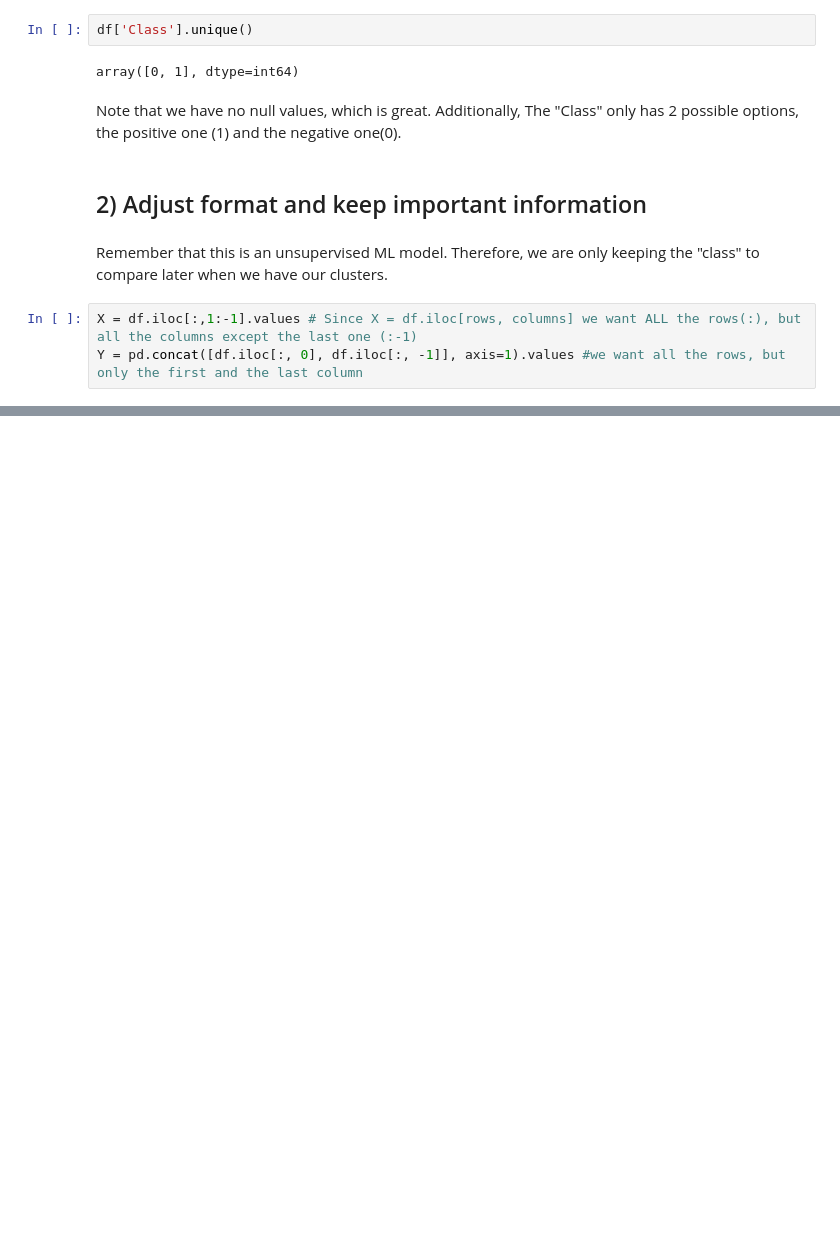
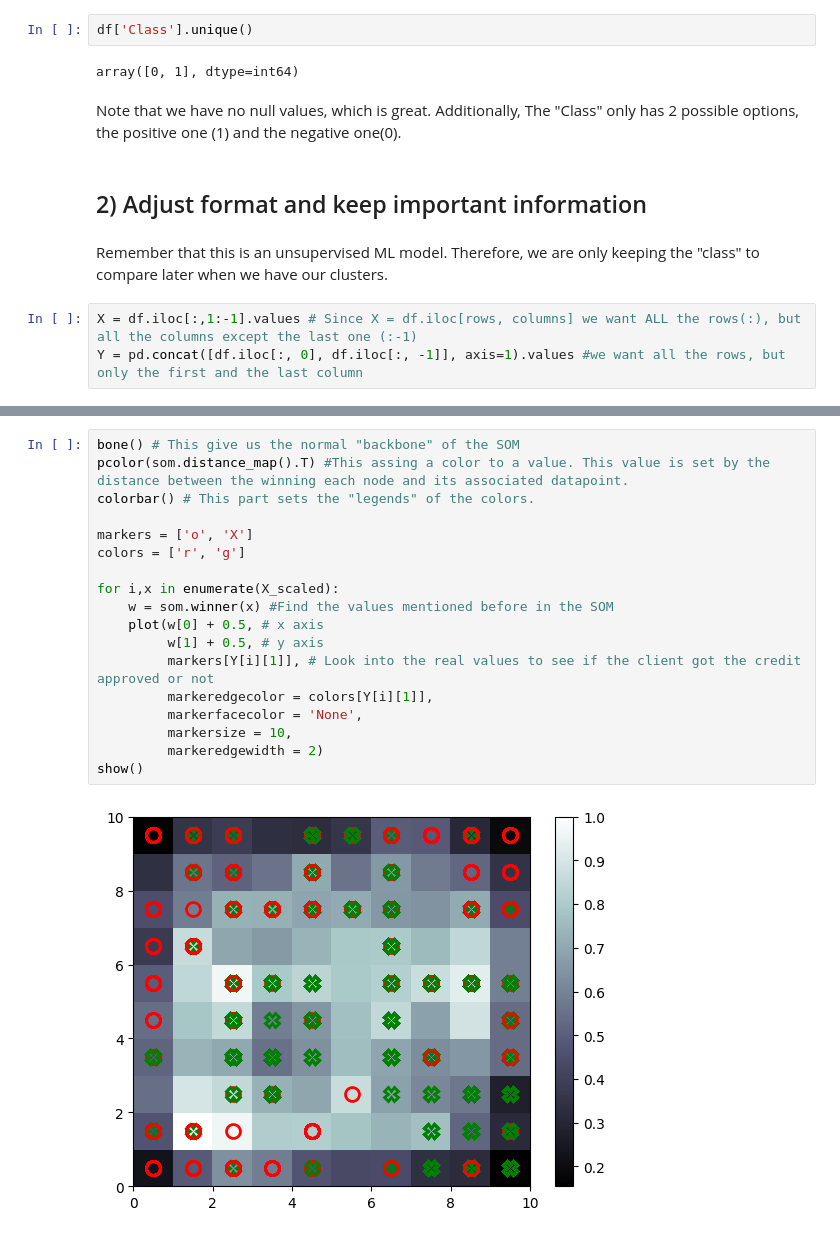
Before and after one commit to aagodoy1/ML-projects-with-explanations-, a Jupyter notebook: Self Organizing Maps/SOM.ipynb, the cells around one changed output, grey strips where cells are left out. Saved outputs shown, nothing was run; the diff lists cells and outputs as text; blank space fills up the shorter version.

```diff
--- a/Self Organizing Maps/SOM.ipynb
+++ b/Self Organizing Maps/SOM.ipynb
@@ -56,0 +95,20 @@ sc.fit_transform(X)
+# %%
+bone() # This give us the normal "backbone" of the SOM
+pcolor(som.distance_map().T) #This assing a color to a value. This value is set by the distance between the winning each node and its associated datapoint.
+colorbar() # This part sets the "legends" of the colors.
+
+markers = ['o', 'X']
+colors = ['r', 'g']
+
+for i,x in enumerate(X_scaled):
+    w = som.winner(x) #Find the values mentioned before in the SOM
+    plot(w[0] + 0.5, # x axis
+         w[1] + 0.5, # y axis
+         markers[Y[i][1]], # Look into the real values to see if the client got the credit approved or not
+         markeredgecolor = colors[Y[i][1]],
+         markerfacecolor = 'None',
+         markersize = 10,
+         markeredgewidth = 2)
+show()
+# %% [output]
+[figure, added]
```
Also changed, not shown: parts of 6 cells of this notebook.
